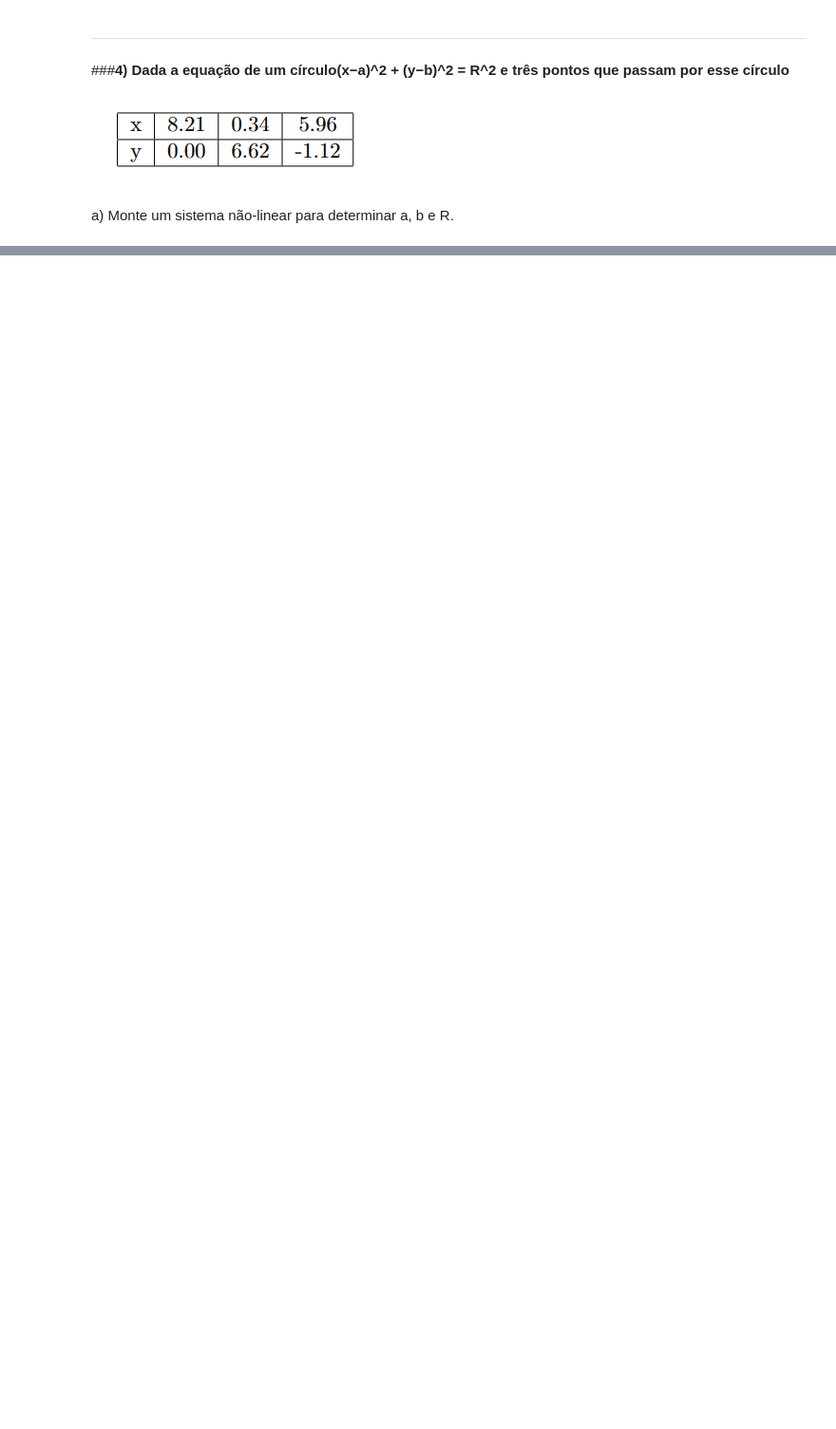
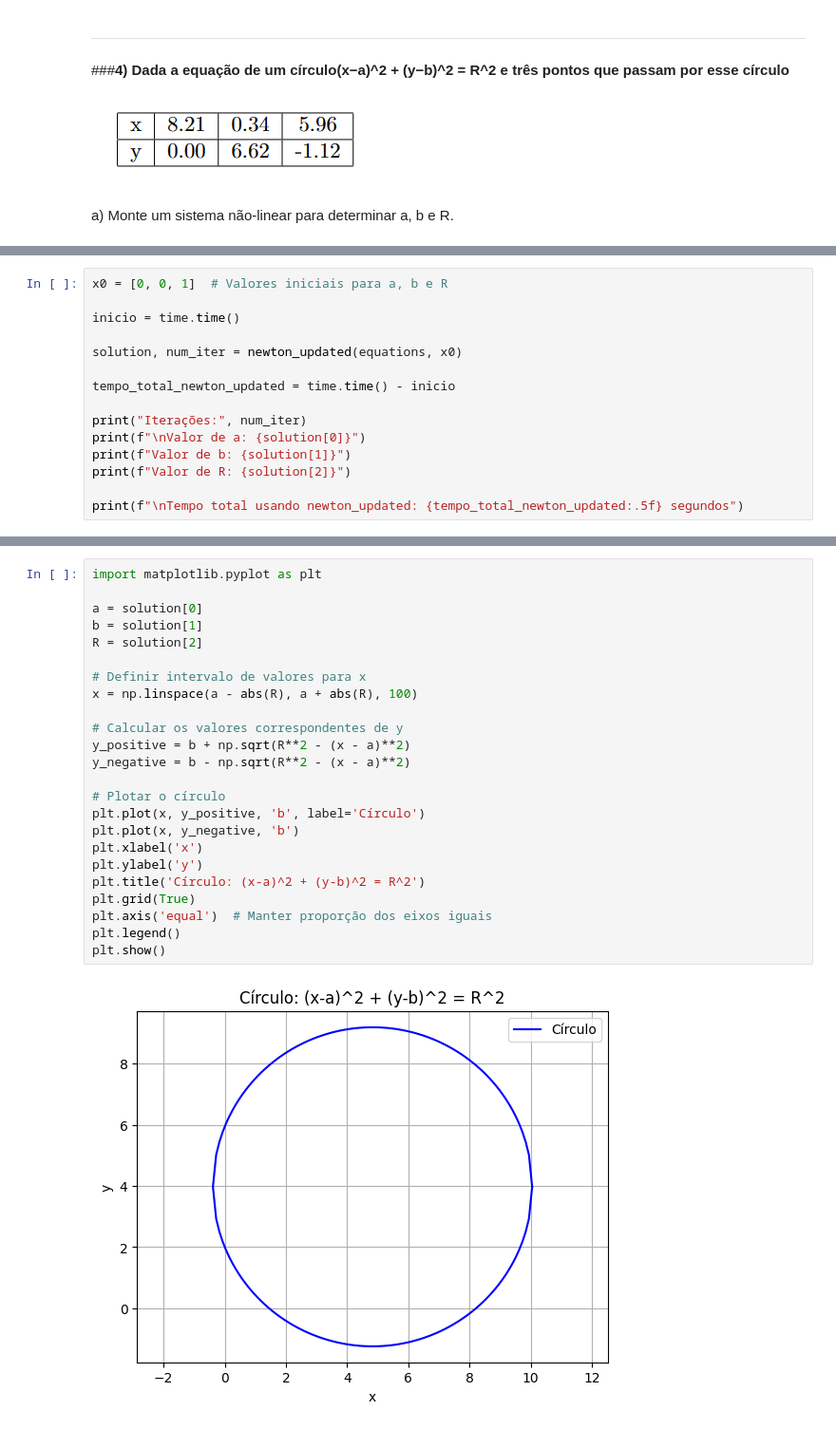
Before and after one commit to EduardoWS/Calculo-Numerico, a Jupyter notebook: EduardoRibeiroRodrigues_13696679_02.ipynb, the cells around one changed output, grey strips where cells are left out. Shown: that part at 95% size. Cells and saved outputs as stored; diff of their text form; blank space fills up the shorter version.

```diff
--- a/EduardoRibeiroRodrigues_13696679_02.ipynb
+++ b/EduardoRibeiroRodrigues_13696679_02.ipynb
@@ -842,0 +980,15 @@ a)  Monte um sistema não-linear para determinar a, b e R.
+# %%
+x0 = [0, 0, 1]  # Valores iniciais para a, b e R
+
+inicio = time.time()
+
+solution, num_iter = newton_updated(equations, x0)
+
+tempo_total_newton_updated = time.time() - inicio
+
+print("Iterações:", num_iter)
+print(f"\nValor de a: {solution[0]}")
+print(f"Valor de b: {solution[1]}")
+print(f"Valor de R: {solution[2]}")
+
+print(f"\nTempo total usando newton_updated: {tempo_total_newton_updated:.5f} segundos")
@@ -842,0 +1016,26 @@ a)  Monte um sistema não-linear para determinar a, b e R.
+# %%
+import matplotlib.pyplot as plt
+
+a = solution[0]
+b = solution[1]
+R = solution[2]
+
+# Definir intervalo de valores para x
+x = np.linspace(a - abs(R), a + abs(R), 100)
+
+# Calcular os valores correspondentes de y
+y_positive = b + np.sqrt(R**2 - (x - a)**2)
+y_negative = b - np.sqrt(R**2 - (x - a)**2)
+
+# Plotar o círculo
+plt.plot(x, y_positive, 'b', label='Círculo')
+plt.plot(x, y_negative, 'b')
+plt.xlabel('x')
+plt.ylabel('y')
+plt.title('Círculo: (x-a)^2 + (y-b)^2 = R^2')
+plt.grid(True)
+plt.axis('equal')  # Manter proporção dos eixos iguais
+plt.legend()
+plt.show()
+# %% [output]
+[figure, added]
```
Also changed, not shown: parts of 21 cells of this notebook.
